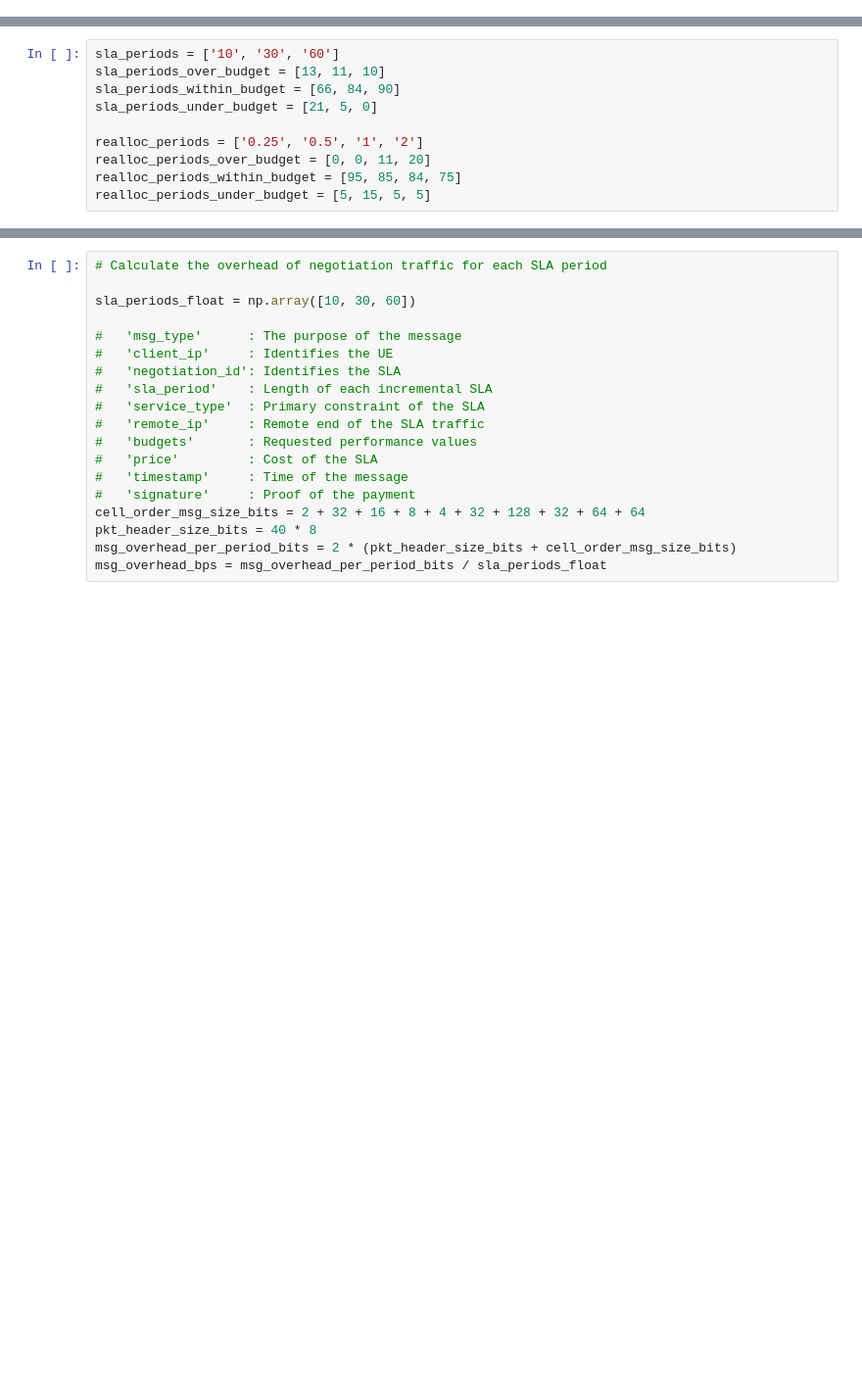
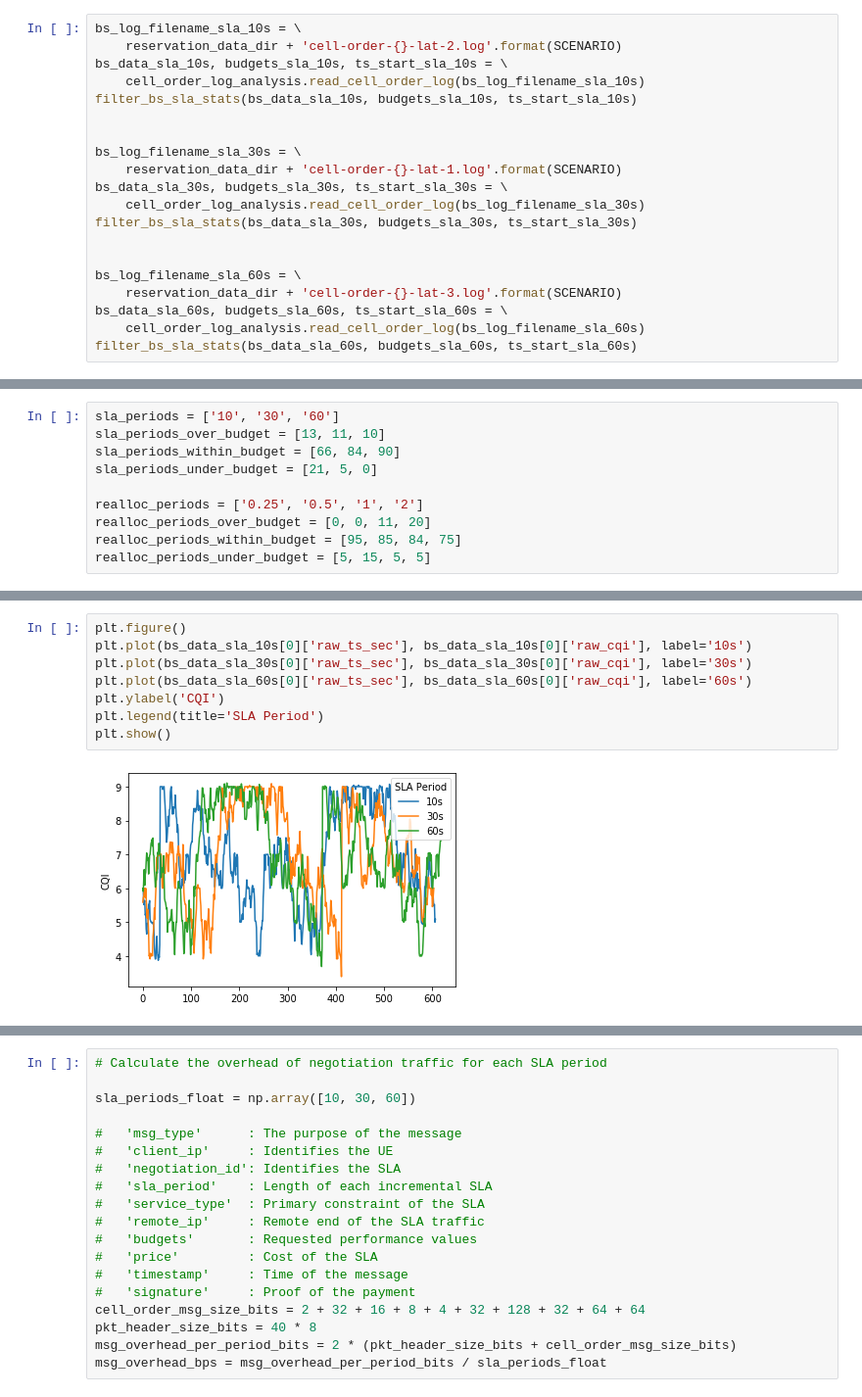
Before and after one commit to serhatarslan-hub/cell-order, a Jupyter notebook: analysis/cell-order-parameters.ipynb, the cells around one changed output, grey strips where cells are left out. Shown: that part at 98% size. Cells and saved outputs as stored; diff of their text form; blank space fills up the shorter version.

```diff
--- a/analysis/cell-order-parameters.ipynb
+++ b/analysis/cell-order-parameters.ipynb
@@ -20,0 +78,20 @@ if (SAVE_FIG):
+# %%
+bs_log_filename_sla_10s = \
+    reservation_data_dir + 'cell-order-{}-lat-2.log'.format(SCENARIO)
+bs_data_sla_10s, budgets_sla_10s, ts_start_sla_10s = \
+    cell_order_log_analysis.read_cell_order_log(bs_log_filename_sla_10s)
+filter_bs_sla_stats(bs_data_sla_10s, budgets_sla_10s, ts_start_sla_10s)
+
+
+bs_log_filename_sla_30s = \
+    reservation_data_dir + 'cell-order-{}-lat-1.log'.format(SCENARIO)
+bs_data_sla_30s, budgets_sla_30s, ts_start_sla_30s = \
+    cell_order_log_analysis.read_cell_order_log(bs_log_filename_sla_30s)
+filter_bs_sla_stats(bs_data_sla_30s, budgets_sla_30s, ts_start_sla_30s)
+
+
+bs_log_filename_sla_60s = \
+    reservation_data_dir + 'cell-order-{}-lat-3.log'.format(SCENARIO)
+bs_data_sla_60s, budgets_sla_60s, ts_start_sla_60s = \
+    cell_order_log_analysis.read_cell_order_log(bs_log_filename_sla_60s)
+filter_bs_sla_stats(bs_data_sla_60s, budgets_sla_60s, ts_start_sla_60s)
@@ -30,0 +121,10 @@ realloc_periods_under_budget = [5, 15, 5, 5]
+# %%
+plt.figure()
+plt.plot(bs_data_sla_10s[0]['raw_ts_sec'], bs_data_sla_10s[0]['raw_cqi'], label='10s')
+plt.plot(bs_data_sla_30s[0]['raw_ts_sec'], bs_data_sla_30s[0]['raw_cqi'], label='30s')
+plt.plot(bs_data_sla_60s[0]['raw_ts_sec'], bs_data_sla_60s[0]['raw_cqi'], label='60s')
+plt.ylabel('CQI')
+plt.legend(title='SLA Period')
+plt.show()
+# %% [output]
+[figure, added]
```
Also changed, not shown: parts of 8 cells of this notebook, 2 other files.
